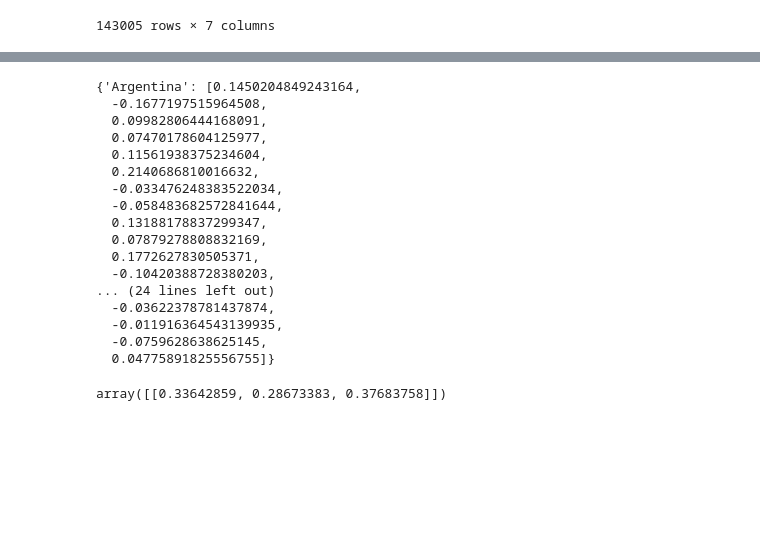
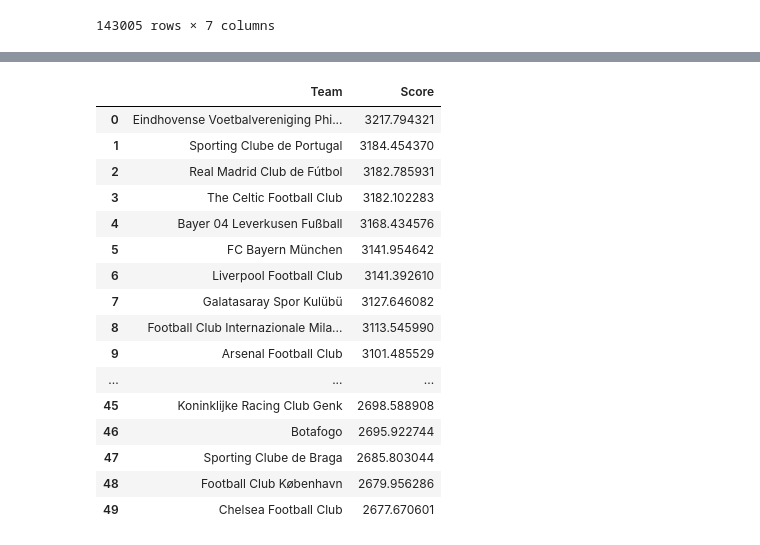
Before and after one commit to rodrigoazs/football-matches-prediction, a Jupyter notebook: dualemb.ipynb, the cells around one changed output, grey strips where cells are left out. Cells and saved outputs as stored; diff of their text form; code cells hidden in the pictures; blank space fills up the shorter version.

```diff
--- a/dualemb.ipynb
+++ b/dualemb.ipynb
@@ -255,35 +180,42 @@ array([[0.41903177, 0.28268662, 0.29828161]])
-# %%
-model.embeddings
-# %% [output]
-{'Argentina': [0.1450204849243164,
-  -0.1677197515964508,
-  0.09982806444168091,
-  0.07470178604125977,
-  0.11561938375234604,
-  0.2140686810016632,
-  -0.033476248383522034,
-  -0.058483682572841644,
-  0.13188178837299347,
-  0.07879278808832169,
-  0.1772627830505371,
-  -0.10420388728380203,
-... (24 lines left out)
-  -0.03622378781437874,
-  -0.011916364543139935,
-  -0.0759628638625145,
-  0.04775891825556755]}
-# %%
-model.predict(
-    pd.DataFrame(
-        [
-            {
-                "team_id": "Brazil",
-                "opponent_id": "Argentina",
-                "team_at_home": 0.0,
-                "opponent_at_home": 0.0,
-            },
-        ]
-    )
-)
-# %% [output]
-array([[0.33642859, 0.28673383, 0.37683758]])
+# %%
+teams_df = dataset[~dataset["fold"].isin(["international"])]
+teams = set(teams_df["team_id"].unique().tolist()).union(set(teams_df["opponent_id"].unique().tolist()))
+ranking = {team: 0 for team in teams}
+
+for team in ranking:
+    for opponent in ranking:
+        if team == opponent:
+            continue
+        pred = model.predict(
+            pd.DataFrame(
+                [
+                    {
+                        "team_id": team,
+                        "opponent_id": opponent,
+                        "team_at_home": 1.0,
+                        "opponent_at_home": 0.0,
+                    },
+                ]
+            )
+        )
+        ranking[team] += float(3 * pred[0][0] + 1 * pred[0][1])
+# %%
+pd.DataFrame(list(ranking.items()), columns=['Team', 'Score']).sort_values(by='Score', ascending=False).reset_index(drop=True).head(50)
+# %% [output]
+|  | Team | Score |
+| 0 | Eindhovense Voetbalvereniging Phi... | 3217.794321 |
+| 1 | Sporting Clube de Portugal | 3184.454370 |
+| 2 | Real Madrid Club de Fútbol | 3182.785931 |
+| 3 | The Celtic Football Club | 3182.102283 |
+| 4 | Bayer 04 Leverkusen Fußball | 3168.434576 |
+| 5 | FC Bayern München | 3141.954642 |
+| 6 | Liverpool Football Club | 3141.392610 |
+| 7 | Galatasaray Spor Kulübü | 3127.646082 |
+| 8 | Football Club Internazionale Mila... | 3113.545990 |
+| 9 | Arsenal Football Club | 3101.485529 |
+| ... | ... | ... |
+| 45 | Koninklijke Racing Club Genk | 2698.588908 |
+| 46 | Botafogo | 2695.922744 |
+| 47 | Sporting Clube de Braga | 2685.803044 |
+| 48 | Football Club København | 2679.956286 |
+| 49 | Chelsea Football Club | 2677.670601 |
```
Also changed, not shown: parts of 19 cells of this notebook, 2 other files.
